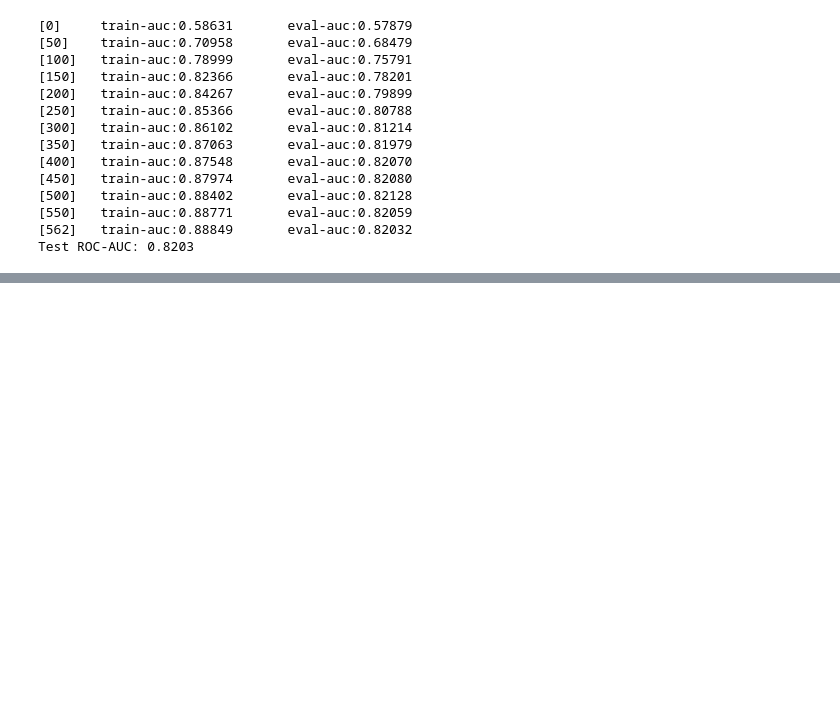
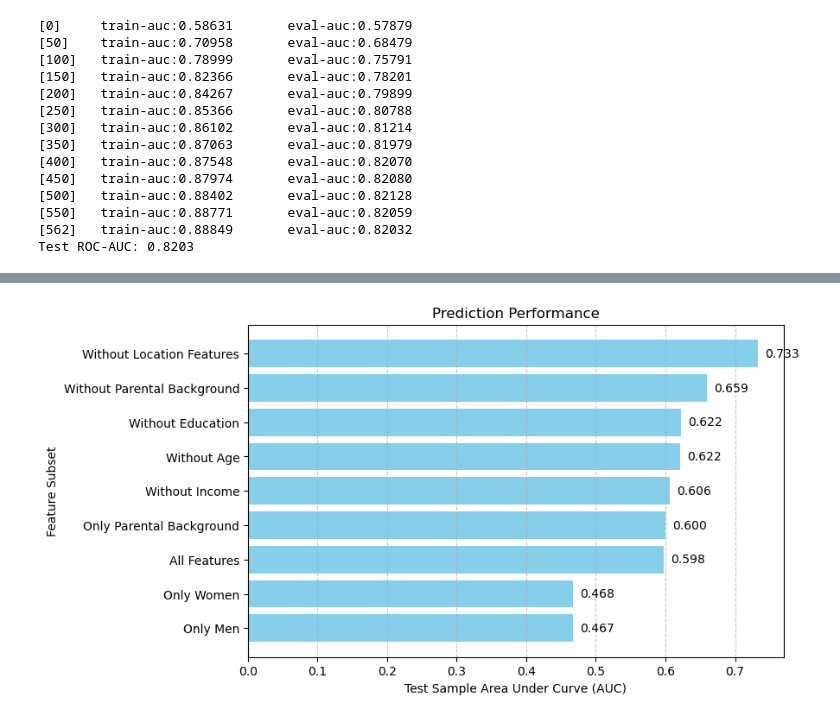
Before and after one commit to sabourikenari/Social-Class-Marriage-Market, a Jupyter notebook: analysis/A1_1_master.ipynb, the cells around one changed output, grey strips where cells are left out. Saved outputs shown, nothing was run; the diff lists cells and outputs as text; code cells hidden in the pictures; blank space fills up the shorter version.

```diff
--- a/analysis/A1_1_master.ipynb
+++ b/analysis/A1_1_master.ipynb
@@ -302 +337,25 @@ Test ROC-AUC: 0.7931
+# %%
+# -----------------------
+# Bar plot with AUC labels
+# -----------------------
+plt.figure(figsize=(8,5))
+bars = plt.barh(results_df["Feature_Set"], results_df["AUC"], color="skyblue")
+plt.xlabel("Test Sample Area Under Curve (AUC)")
+plt.ylabel("Feature Subset")
+plt.title("Prediction Performance")
+plt.gca().invert_yaxis()  # highest AUC on top
+plt.grid(axis="x", linestyle="--", alpha=0.7)
+
+# Add AUC value labels to each bar
+for bar in bars:
+    width = bar.get_width()
+    plt.text(width + 0.01, bar.get_y() + bar.get_height()/2,
+             f"{width:.3f}", va='center', fontsize=10)
+
+# plt.show()
+
+plt.savefig("./results/analysis/A1_1_auc_barplot.pdf", bbox_inches="tight")
+plt.show()
+# %% [output]
+[figure, added]
 # %%
```
Also changed, not shown: parts of 12 cells of this notebook, 1 other file.
